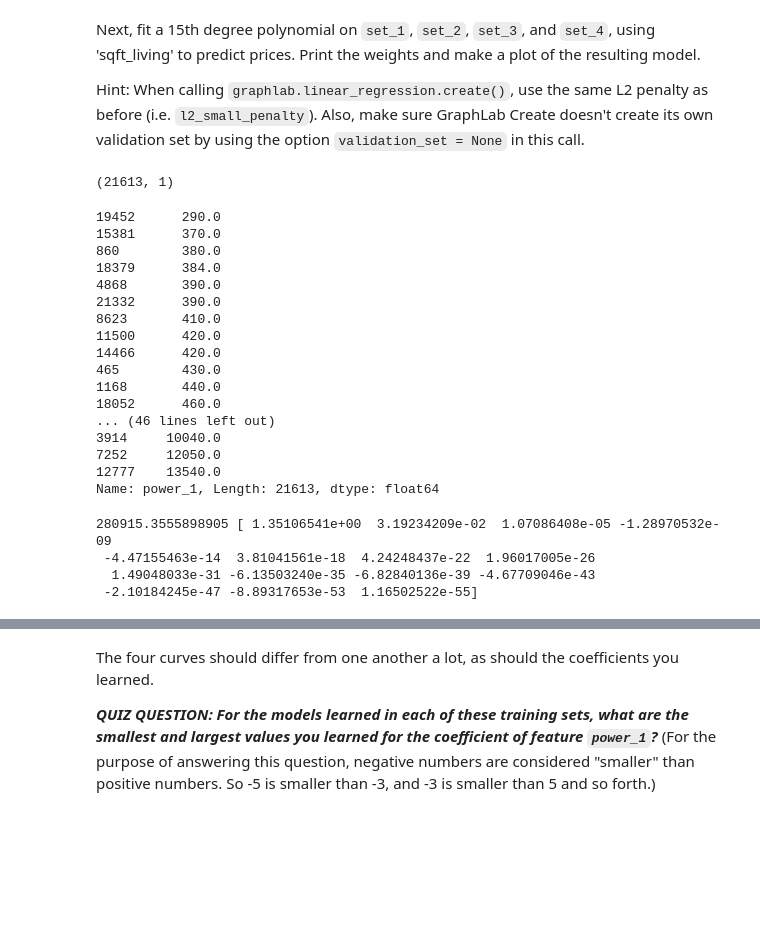
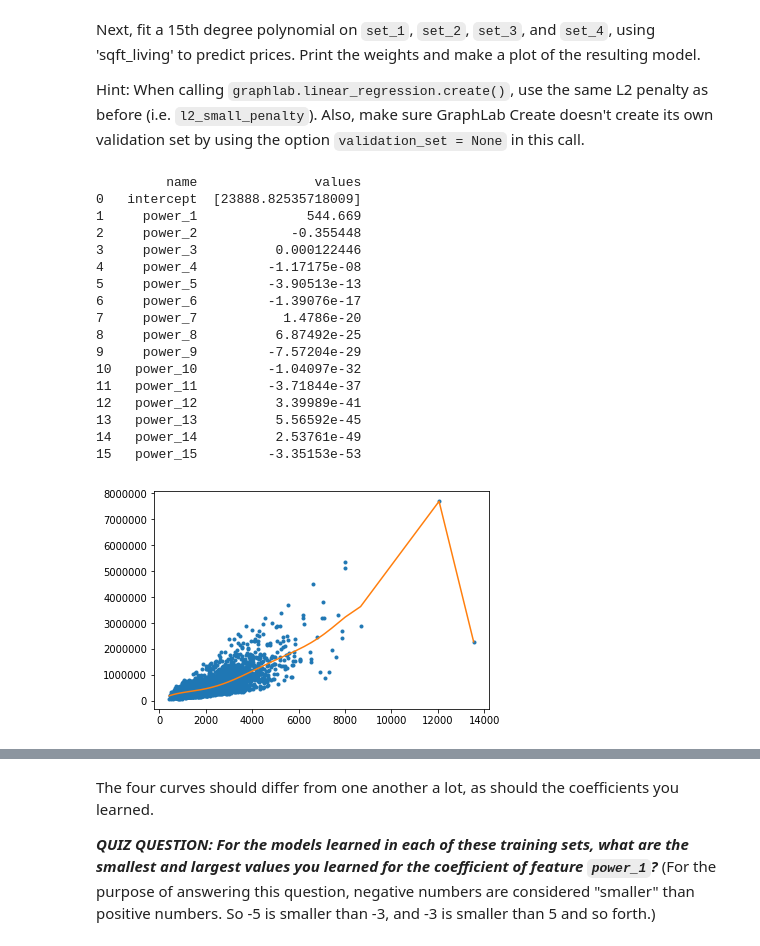
Before and after one commit to lalit527/ML_Specialization, a Jupyter notebook: Machine Learning Regression/Week4_Overfit/week-4-ridge-regression-assignment-1-solution.ipynb, the cells around one changed output, grey strips where cells are left out. Saved outputs shown, nothing was run; the diff lists cells and outputs as text; code cells hidden in the pictures; blank space fills up the shorter version.

```diff
--- a/Machine Learning Regression/Week4_Overfit/week-4-ridge-regression-assignment-1-solution.ipynb
+++ b/Machine Learning Regression/Week4_Overfit/week-4-ridge-regression-assignment-1-solution.ipynb
@@ -70,3 +63,0 @@ Ridge(alpha=1e-05, copy_X=True, fit_intercept=True, max_iter=None,
-# %%
-model = Ridge(alpha=l2_small_penalty, normalize=True)
-model.fit(poly1_data, sales['price'])
@@ -85,54 +77,48 @@ array([280.62076169])
 Recall from Week 3 that the polynomial fit of degree 15 changed wildly whenever the data changed. In particular, when we split the sales data into four subsets and fit the model of degree 15, the result came out to be very different for each subset. The model had a *high variance*. We will see in a moment that ridge regression reduces such variance. But first, we must reproduce the experiment we did in Week 3.
 # %% [markdown]
 First, split the data into split the sales data into four subsets of roughly equal size and call them `set_1`, `set_2`, `set_3`, and `set_4`. Use `.random_split` function and make sure you set `seed=0`.
-# %%
-def plot_sample(set_data, degree, l2_penalty):
-    poly_deg = polynomial_dframe(set_data['sqft_living'], degree)
-    poly_features = list(poly_deg.columns.values)
-    poly_deg['price'] = set_data['price']
-#     model15 = LogisticRegression(penalty='l2', C = 1/l2_penalty)
-    model15 = Ridge(alpha=l2_small_penalty, normalize=True)
-    model15.fit(poly_deg[poly_features], poly_deg['price'])
-    print(model15.intercept_, model15.coef_)
-    plt.plot()
 # %%
 # dtype_dict same as above
 set_1 = pd.read_csv('data/wk3_kc_house_set_1_data.csv', dtype=dtype_dict)
 set_2 = pd.read_csv('data/wk3_kc_house_set_2_data.csv', dtype=dtype_dict)
 set_3 = pd.read_csv('data/wk3_kc_house_set_3_data.csv', dtype=dtype_dict)
 set_4 = pd.read_csv('data/wk3_kc_house_set_4_data.csv', dtype=dtype_dict)
+# %%
+def plot_sample(set_data, degree, l2_penalty):
+    poly_deg = polynomial_dframe(set_data['sqft_living'], degree)
+    poly_features = poly_deg.columns
+    poly_deg['price'] = set_data['price']
+    model = Ridge(alpha= l2_penalty, normalize=True)
+    model.fit(poly_deg[poly_features], poly_deg['price'].values.reshape((-1, 1)))
+    plt.plot(poly_deg['power_1'], poly_deg['price'], '.', poly_deg['power_1'],
+             model.predict(poly_deg[poly_features]), '-')
+    intercept = model.intercept_
+    coef = model.coef_
+    print (pd.DataFrame({'name': ['intercept'] + poly_features.tolist(), 'values': [intercept] + coef.tolist()[0]}))
 # %% [markdown]
 Next, fit a 15th degree polynomial on `set_1`, `set_2`, `set_3`, and `set_4`, using 'sqft_living' to predict prices. Print the weights and make a plot of the resulting model.
 
 Hint: When calling `graphlab.linear_regression.create()`, use the same L2 penalty as before (i.e. `l2_small_penalty`).  Also, make sure GraphLab Create doesn't create its own validation set by using the option `validation_set = None` in this call.
-# %%
-np.array(poly15_data['power_1']).reshape(len(poly15_data['power_1']), 1).shape
-# %% [output]
-(21613, 1)
-# %%
-poly15_data['power_1']
-# %% [output]
-19452      290.0
-15381      370.0
-860        380.0
-18379      384.0
-4868       390.0
-21332      390.0
-8623       410.0
-11500      420.0
-14466      420.0
-465        430.0
-1168       440.0
-18052      460.0
-... (46 lines left out)
-3914     10040.0
-7252     12050.0
-12777    13540.0
-Name: power_1, Length: 21613, dtype: float64
+# %%
+l2_small_penalty = 1e-9
 # %%
-set_1_15 = plot_sample(set_1, 15, l2_small_penalty)
+plot_sample(set_1, 15, l2_small_penalty)
 # %% [output]
-280915.3555898905 [ 1.35106541e+00  3.19234209e-02  1.07086408e-05 -1.28970532e-09
- -4.47155463e-14  3.81041561e-18  4.24248437e-22  1.96017005e-26
-  1.49048033e-31 -6.13503240e-35 -6.82840136e-39 -4.67709046e-43
- -2.10184245e-47 -8.89317653e-53  1.16502522e-55]
+         name               values
+0   intercept  [23888.82535718009]
+1     power_1              544.669
+2     power_2            -0.355448
+3     power_3          0.000122446
+4     power_4         -1.17175e-08
+5     power_5         -3.90513e-13
+6     power_6         -1.39076e-17
+7     power_7           1.4786e-20
+8     power_8          6.87492e-25
+9     power_9         -7.57204e-29
+10   power_10         -1.04097e-32
+11   power_11         -3.71844e-37
+12   power_12          3.39989e-41
+13   power_13          5.56592e-45
+14   power_14          2.53761e-49
+15   power_15         -3.35153e-53
+[figure, added]
```
Also changed, not shown: parts of 32 cells of this notebook.
